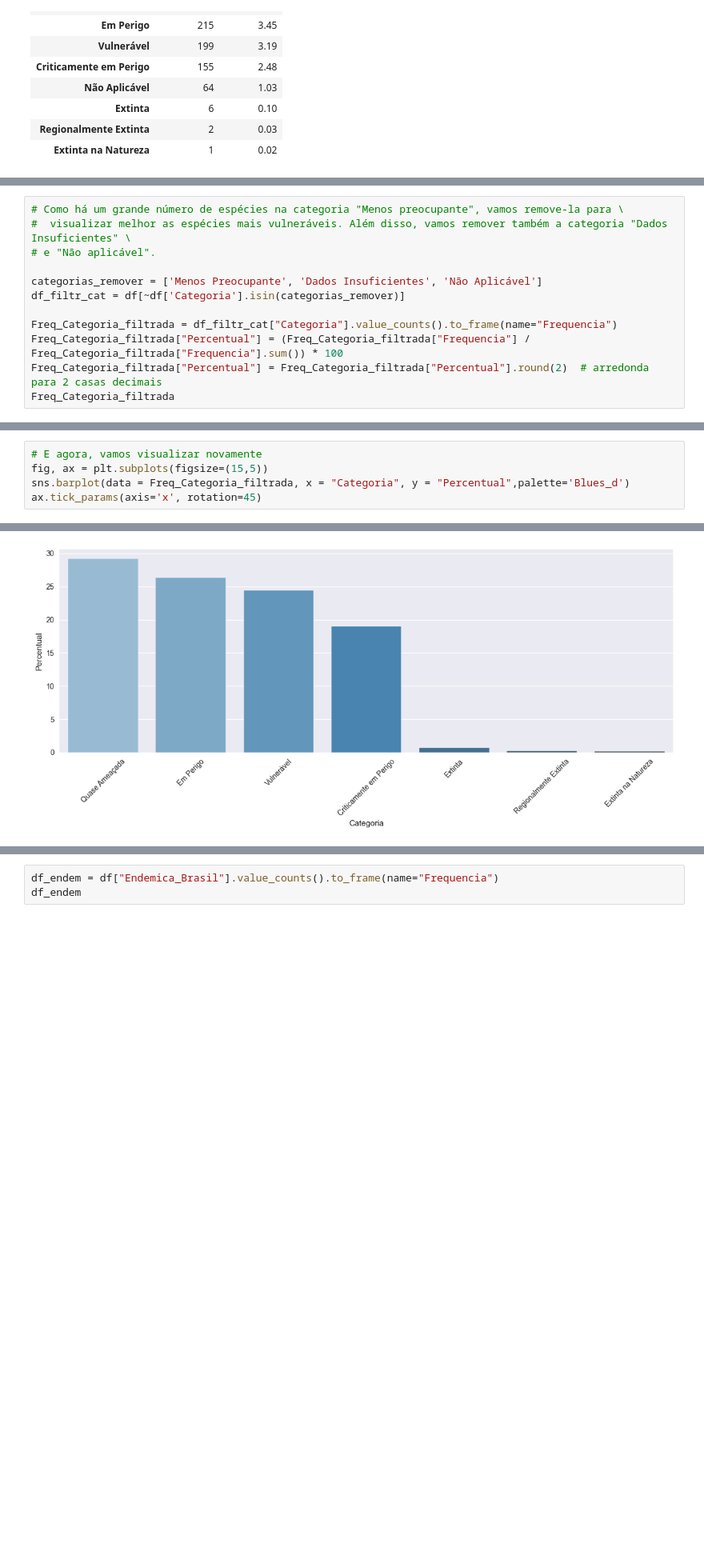
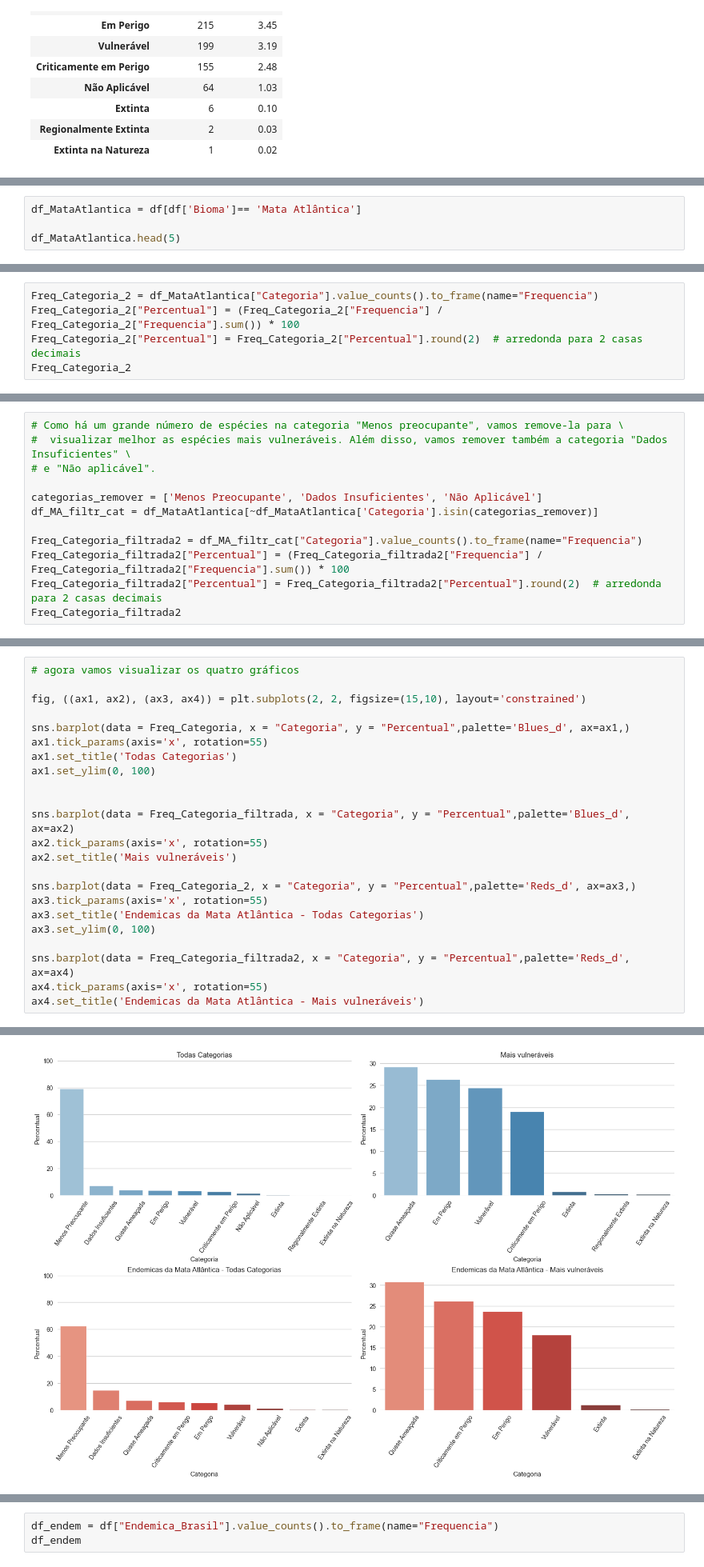
Before and after one commit to Carrascofs/analise-biodiversidade-mata-atlantica, a Jupyter notebook: notebooks/01_limpeza_e_exploracao.ipynb, the cells around one changed output, grey strips where cells are left out. Shown at 80% size. Drawn from its saved outputs; the diff is of its cells as text; blank space fills up the shorter version.

Commit message:
Mexi na parte de UCs. Além disso, comecei a adicionar comparativo de analises de espécies endêmicas da Mata atlântica. Mexi no 1, e estou no final do 2.

```diff
--- a/notebooks/01_limpeza_e_exploracao.ipynb
+++ b/notebooks/01_limpeza_e_exploracao.ipynb
@@ -298,0 +353,4 @@ ax.tick_params(axis='x', rotation=45)
+# %%
+df_MataAtlantica = df[df['Bioma']== 'Mata Atlântica']
+
+df_MataAtlantica.head(5)
@@ -298,0 +364,5 @@ ax.tick_params(axis='x', rotation=45)
+# %%
+Freq_Categoria_2 = df_MataAtlantica["Categoria"].value_counts().to_frame(name="Frequencia")
+Freq_Categoria_2["Percentual"] = (Freq_Categoria_2["Frequencia"] / Freq_Categoria_2["Frequencia"].sum()) * 100
+Freq_Categoria_2["Percentual"] = Freq_Categoria_2["Percentual"].round(2)  # arredonda para 2 casas decimais
+Freq_Categoria_2
@@ -302,12 +384,12 @@ ax.tick_params(axis='x', rotation=45)
 # e "Não aplicável".
 
 categorias_remover = ['Menos Preocupante', 'Dados Insuficientes', 'Não Aplicável']
-df_filtr_cat = df[~df['Categoria'].isin(categorias_remover)]
+df_MA_filtr_cat = df_MataAtlantica[~df_MataAtlantica['Categoria'].isin(categorias_remover)]
 
-Freq_Categoria_filtrada = df_filtr_cat["Categoria"].value_counts().to_frame(name="Frequencia")
-Freq_Categoria_filtrada["Percentual"] = (Freq_Categoria_filtrada["Frequencia"] / Freq_Categoria_filtrada["Frequencia"].sum()) * 100
-Freq_Categoria_filtrada["Percentual"] = Freq_Categoria_filtrada["Percentual"].round(2)  # arredonda para 2 casas decimais
-Freq_Categoria_filtrada
+Freq_Categoria_filtrada2 = df_MA_filtr_cat["Categoria"].value_counts().to_frame(name="Frequencia")
+Freq_Categoria_filtrada2["Percentual"] = (Freq_Categoria_filtrada2["Frequencia"] / Freq_Categoria_filtrada2["Frequencia"].sum()) * 100
+Freq_Categoria_filtrada2["Percentual"] = Freq_Categoria_filtrada2["Percentual"].round(2)  # arredonda para 2 casas decimais
+Freq_Categoria_filtrada2
 # %% [output]
 |  | Frequencia | Percentual |
 | Categoria |  |  |
@@ -321,6 +404,24 @@ Freq_Categoria_filtrada
 # %%
-# E agora, vamos visualizar novamente
-fig, ax = plt.subplots(figsize=(15,5))
-sns.barplot(data = Freq_Categoria_filtrada, x = "Categoria", y = "Percentual",palette='Blues_d')
-ax.tick_params(axis='x', rotation=45)
+# agora vamos visualizar os quatro gráficos
+
+fig, ((ax1, ax2), (ax3, ax4)) = plt.subplots(2, 2, figsize=(15,10), layout='constrained')
+
+sns.barplot(data = Freq_Categoria, x = "Categoria", y = "Percentual",palette='Blues_d', ax=ax1,)
+ax1.tick_params(axis='x', rotation=55)
+ax1.set_title('Todas Categorias')
+ax1.set_ylim(0, 100)
+
+
+sns.barplot(data = Freq_Categoria_filtrada, x = "Categoria", y = "Percentual",palette='Blues_d', ax=ax2)
+ax2.tick_params(axis='x', rotation=55)
+ax2.set_title('Mais vulneráveis')
+
+sns.barplot(data = Freq_Categoria_2, x = "Categoria", y = "Percentual",palette='Reds_d', ax=ax3,)
+ax3.tick_params(axis='x', rotation=55)
+ax3.set_title('Endemicas da Mata Atlântica - Todas Categorias')
+ax3.set_ylim(0, 100)
+
+sns.barplot(data = Freq_Categoria_filtrada2, x = "Categoria", y = "Percentual",palette='Reds_d', ax=ax4)
+ax4.tick_params(axis='x', rotation=55)
+ax4.set_title('Endemicas da Mata Atlântica - Mais vulneráveis')
 # %% [output]
@@ -327,4 +429,4 @@ ax.tick_params(axis='x', rotation=45)
-[figure, old version]
+[figure, new version]
 # %% [markdown]
 # Resultados
 
```
Also changed, not shown: parts of 31 cells of this notebook.
